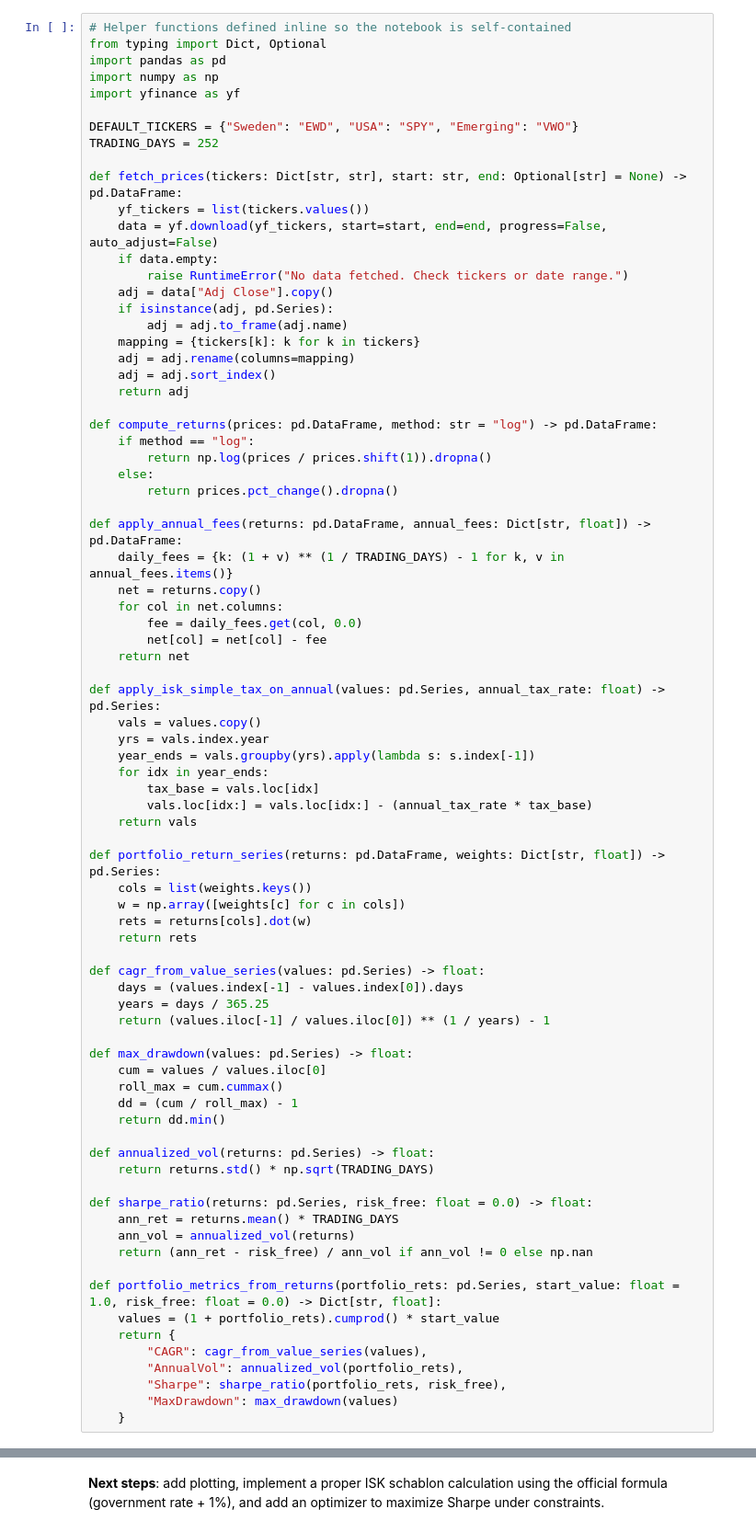
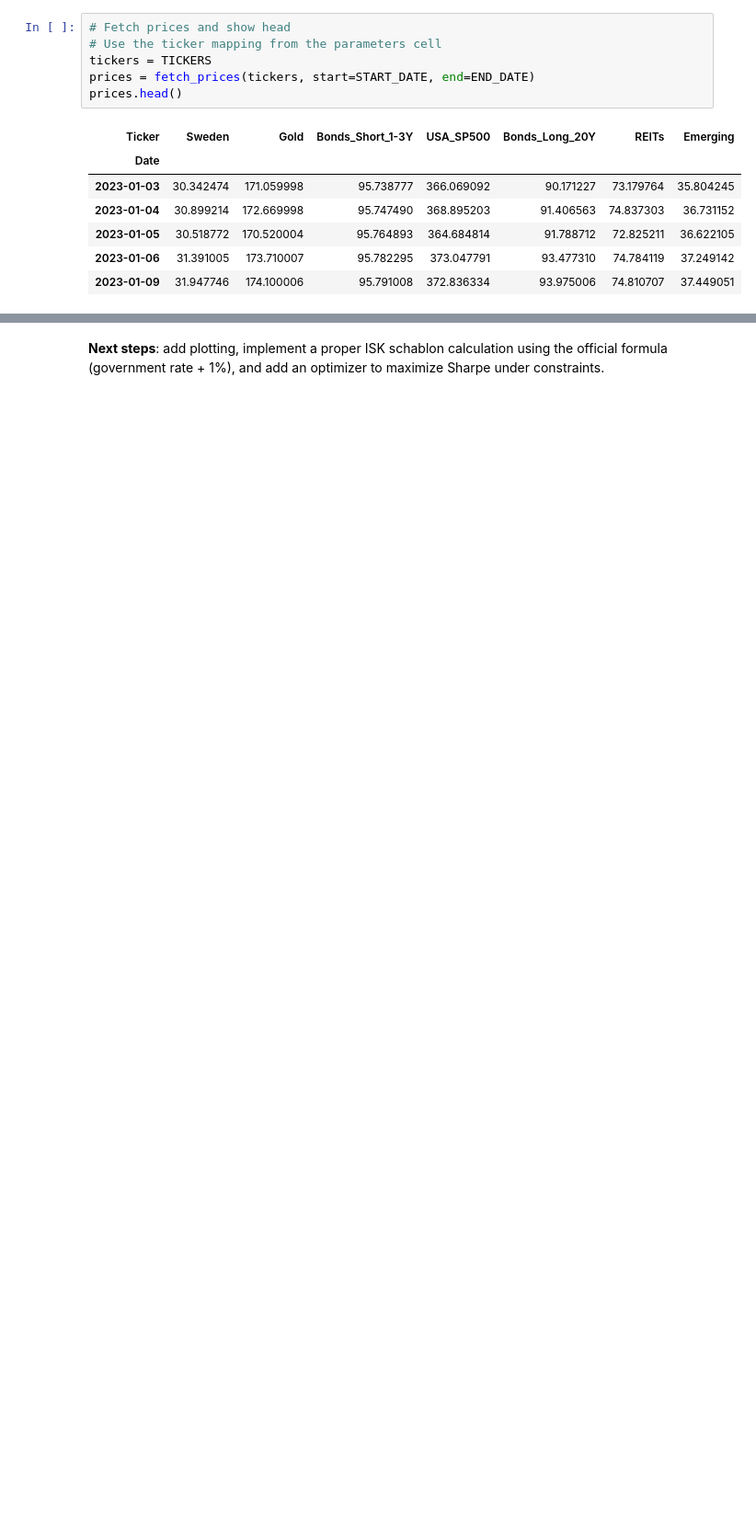
Before and after one commit to Dominique-Thorendal-Research/Long-Term-Buy-and-Hold-Portfolio, a Jupyter notebook: long_term_portfolio_full.ipynb, the cells around one changed output, grey strips where cells are left out. Shown at 92% size. Drawn from its saved outputs; the diff is of its cells as text; blank space fills up the shorter version.

```diff
--- a/long_term_portfolio_full.ipynb
+++ b/long_term_portfolio_full.ipynb
@@ -24,79 +134,14 @@ DEFAULT_TICKERS_EXT
 # %%
-# Helper functions defined inline so the notebook is self-contained
-from typing import Dict, Optional
-import pandas as pd
-import numpy as np
-import yfinance as yf
-
-DEFAULT_TICKERS = {"Sweden": "EWD", "USA": "SPY", "Emerging": "VWO"}
-TRADING_DAYS = 252
-
-def fetch_prices(tickers: Dict[str, str], start: str, end: Optional[str] = None) -> pd.DataFrame:
-    yf_tickers = list(tickers.values())
-    data = yf.download(yf_tickers, start=start, end=end, progress=False, auto_adjust=False)
-    if data.empty:
-        raise RuntimeError("No data fetched. Check tickers or date range.")
-    adj = data["Adj Close"].copy()
-    if isinstance(adj, pd.Series):
-        adj = adj.to_frame(adj.name)
-    mapping = {tickers[k]: k for k in tickers}
-    adj = adj.rename(columns=mapping)
-    adj = adj.sort_index()
-    return adj
-
-def compute_returns(prices: pd.DataFrame, method: str = "log") -> pd.DataFrame:
-    if method == "log":
-        return np.log(prices / prices.shift(1)).dropna()
-    else:
-        return prices.pct_change().dropna()
-
-def apply_annual_fees(returns: pd.DataFrame, annual_fees: Dict[str, float]) -> pd.DataFrame:
-    daily_fees = {k: (1 + v) ** (1 / TRADING_DAYS) - 1 for k, v in annual_fees.items()}
-    net = returns.copy()
-    for col in net.columns:
-        fee = daily_fees.get(col, 0.0)
-        net[col] = net[col] - fee
-    return net
-
-def apply_isk_simple_tax_on_annual(values: pd.Series, annual_tax_rate: float) -> pd.Series:
-    vals = values.copy()
-    yrs = vals.index.year
-    year_ends = vals.groupby(yrs).apply(lambda s: s.index[-1])
-    for idx in year_ends:
-        tax_base = vals.loc[idx]
-        vals.loc[idx:] = vals.loc[idx:] - (annual_tax_rate * tax_base)
-    return vals
-
-def portfolio_return_series(returns: pd.DataFrame, weights: Dict[str, float]) -> pd.Series:
-    cols = list(weights.keys())
-    w = np.array([weights[c] for c in cols])
-    rets = returns[cols].dot(w)
-    return rets
-
-def cagr_from_value_series(values: pd.Series) -> float:
-    days = (values.index[-1] - values.index[0]).days
-    years = days / 365.25
-    return (values.iloc[-1] / values.iloc[0]) ** (1 / years) - 1
-
-def max_drawdown(values: pd.Series) -> float:
-    cum = values / values.iloc[0]
-    roll_max = cum.cummax()
-    dd = (cum / roll_max) - 1
-    return dd.min()
-
-def annualized_vol(returns: pd.Series) -> float:
-    return returns.std() * np.sqrt(TRADING_DAYS)
-
-def sharpe_ratio(returns: pd.Series, risk_free: float = 0.0) -> float:
-    ann_ret = returns.mean() * TRADING_DAYS
-    ann_vol = annualized_vol(returns)
-    return (ann_ret - risk_free) / ann_vol if ann_vol != 0 else np.nan
-
-def portfolio_metrics_from_returns(portfolio_rets: pd.Series, start_value: float = 1.0, risk_free: float = 0.0) -> Dict[str, float]:
-    values = (1 + portfolio_rets).cumprod() * start_value
-    return {
-        "CAGR": cagr_from_value_series(values),
-        "AnnualVol": annualized_vol(portfolio_rets),
-        "Sharpe": sharpe_ratio(portfolio_rets, risk_free),
-        "MaxDrawdown": max_drawdown(values)
-    }
+# Fetch prices and show head
+# Use the ticker mapping from the parameters cell
+tickers = TICKERS
+prices = fetch_prices(tickers, start=START_DATE, end=END_DATE)
+prices.head()
+# %% [output]
+| Ticker | Sweden | Gold | Bonds_Short_1-3Y | USA_SP500 | Bonds_Long_20Y | REITs | Emerging |
+| Date |  |  |  |  |  |  |  |
+| 2023-01-03 | 30.342474 | 171.059998 | 95.738777 | 366.069092 | 90.171227 | 73.179764 | 35.804245 |
+| 2023-01-04 | 30.899214 | 172.669998 | 95.747490 | 368.895203 | 91.406563 | 74.837303 | 36.731152 |
+| 2023-01-05 | 30.518772 | 170.520004 | 95.764893 | 364.684814 | 91.788712 | 72.825211 | 36.622105 |
+| 2023-01-06 | 31.391005 | 173.710007 | 95.782295 | 373.047791 | 93.477310 | 74.784119 | 37.249142 |
+| 2023-01-09 | 31.947746 | 174.100006 | 95.791008 | 372.836334 | 93.975006 | 74.810707 | 37.449051 |
```
Also changed, not shown: parts of 13 cells of this notebook.
